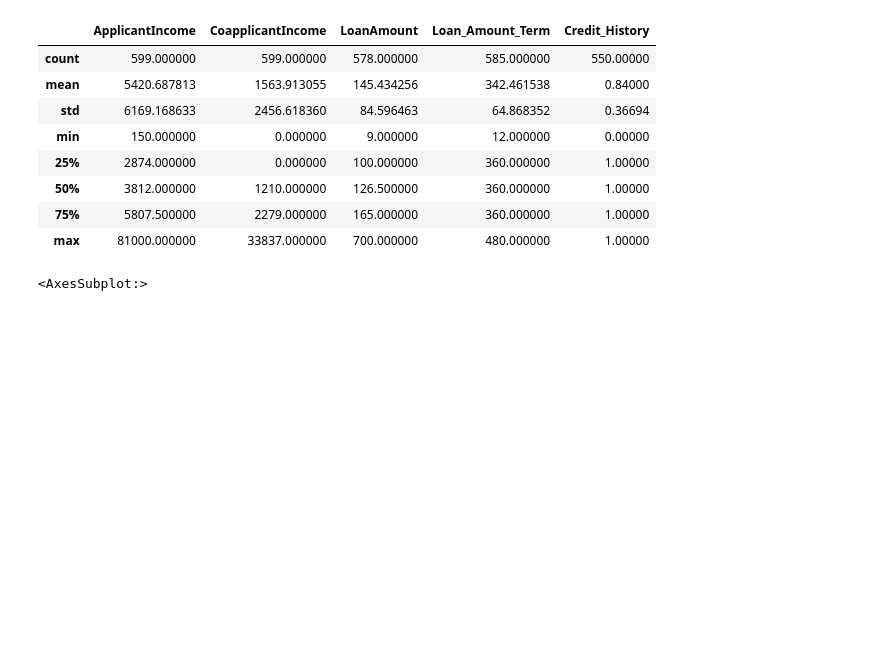
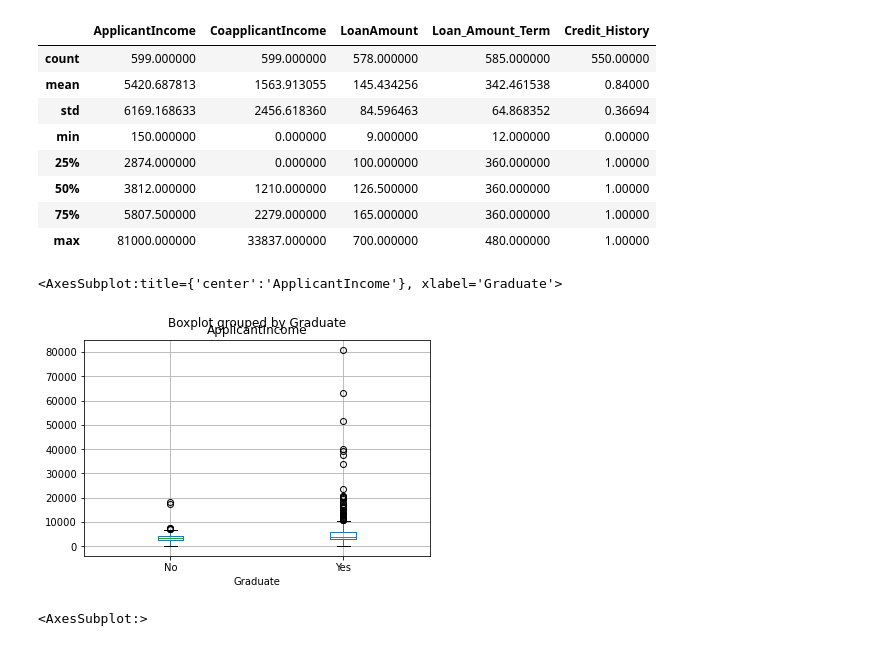
Before and after one commit to thgjpvuq/Data-Science-Projects, a Jupyter notebook: Data Science with Python/Data science with python.ipynb, the cells around one changed output. Cells and saved outputs as stored; diff of their text form; code cells hidden in the pictures; blank space fills up the shorter version.

```diff
--- a/Data Science with Python/Data science with python.ipynb
+++ b/Data Science with Python/Data science with python.ipynb
@@ -26,6 +26,11 @@ df.describe()
 | 50% | 3812.000000 | 1210.000000 | 126.500000 | 360.000000 | 1.00000 |
 | 75% | 5807.500000 | 2279.000000 | 165.000000 | 360.000000 | 1.00000 |
 | max | 81000.000000 | 33837.000000 | 700.000000 | 480.000000 | 1.00000 |
+# %%
+df.boxplot(column='ApplicantIncome', by='Graduate')
+# %% [output]
+<AxesSubplot:title={'center':'ApplicantIncome'}, xlabel='Graduate'>
+[figure, added]
 # %%
 df['LoanAmount'].hist(bins=50)
 # %% [output]
```
Also changed, not shown: parts of 10 cells of this notebook.
